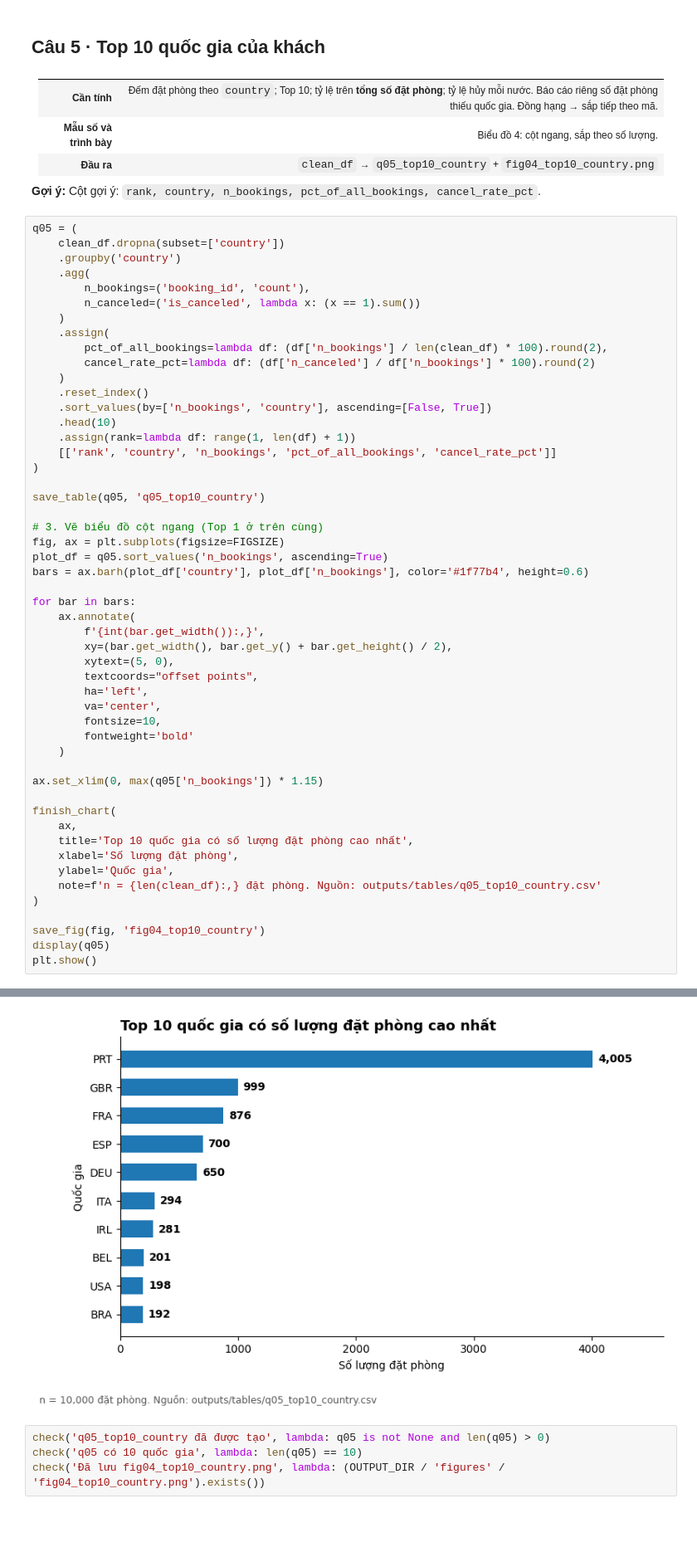
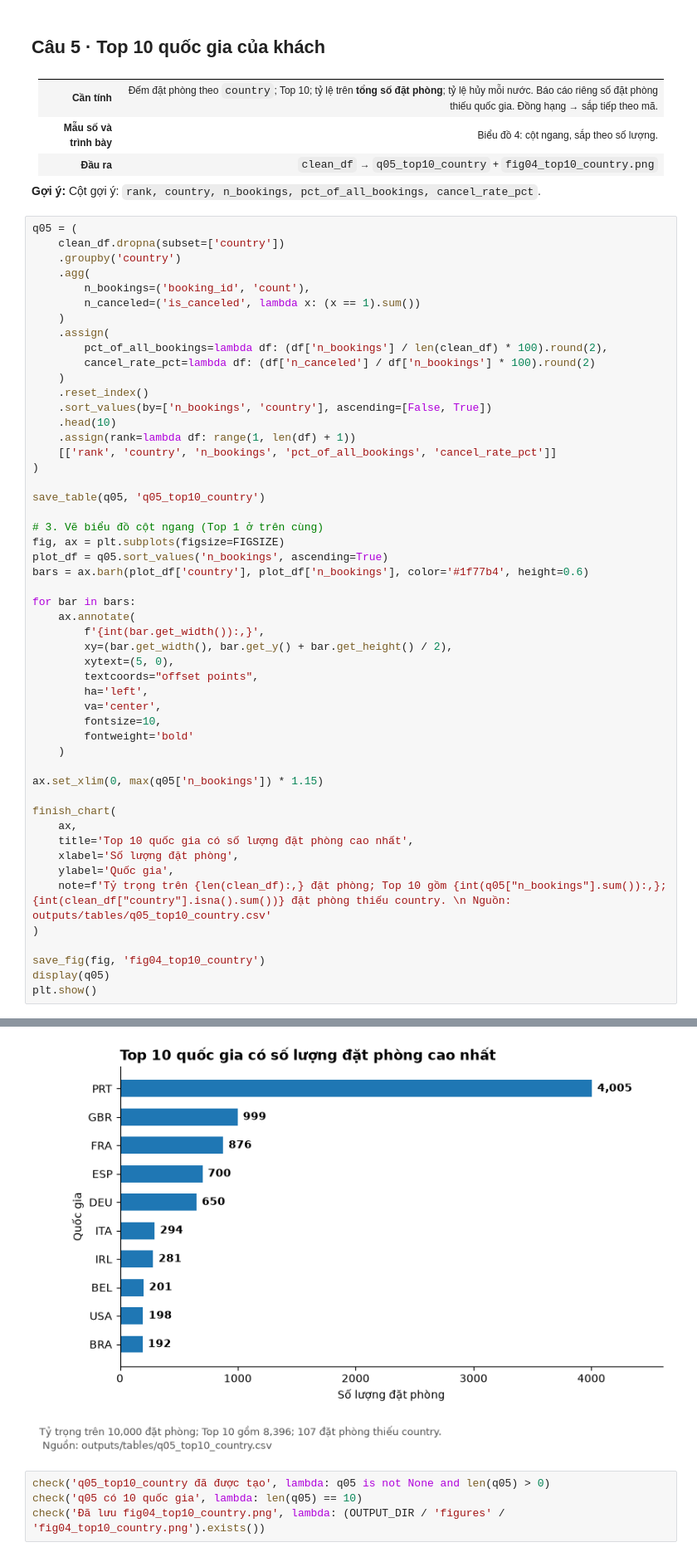
Before and after one commit to hanhathuy/hotel-booking-analysis, a Jupyter notebook: hotel_student_starter.ipynb, the cells around one changed output, grey strips where cells are left out. Shown at 83% size. Cells and saved outputs as stored; diff of their text form; blank space fills up the shorter version.

```diff
--- a/hotel_student_starter.ipynb
+++ b/hotel_student_starter.ipynb
@@ -2654,35 +2714,35 @@ for bar in bars:
         fontsize=10,
         fontweight='bold'
     )
 
 ax.set_xlim(0, max(q05['n_bookings']) * 1.15)
 
 finish_chart(
     ax,
     title='Top 10 quốc gia có số lượng đặt phòng cao nhất',
     xlabel='Số lượng đặt phòng',
     ylabel='Quốc gia',
-    note=f'n = {len(clean_df):,} đặt phòng. Nguồn: outputs/tables/q05_top10_country.csv'
+    note=f'Tỷ trọng trên {len(clean_df):,} đặt phòng; Top 10 gồm {int(q05["n_bookings"].sum()):,}; {int(clean_df["country"].isna().sum())} đặt phòng thiếu country. \n Nguồn: outputs/tables/q05_top10_country.csv'
 )
 
 save_fig(fig, 'fig04_top10_country')
 display(q05)
 plt.show()
 # %% [output]
 💾 outputs/tables/q05_top10_country.csv  (10 dòng)
 🖼️  outputs/figures/fig04_top10_country.png
 |  | rank | country | n_bookings | pct_of_all_bookings | cancel_rate_pct |
 | 78 | 1 | PRT | 4005 | 40.05 | 57.68 |
 | 34 | 2 | GBR | 999 | 9.99 | 19.72 |
 | 31 | 3 | FRA | 876 | 8.76 | 19.06 |
 | 28 | 4 | ESP | 700 | 7.00 | 24.57 |
 | 23 | 5 | DEU | 650 | 6.50 | 18.62 |
 | 49 | 6 | ITA | 294 | 2.94 | 33.67 |
 | 44 | 7 | IRL | 281 | 2.81 | 23.84 |
 | 5 | 8 | BEL | 201 | 2.01 | 18.41 |
 | 99 | 9 | USA | 198 | 1.98 | 24.75 |
 | 9 | 10 | BRA | 192 | 1.92 | 41.15 |
-[figure, old version]
+[figure, new version]
 # %%
 check('q05_top10_country đã được tạo', lambda: q05 is not None and len(q05) > 0)
 check('q05 có 10 quốc gia', lambda: len(q05) == 10)
```
Also changed, not shown: parts of 34 cells of this notebook.
